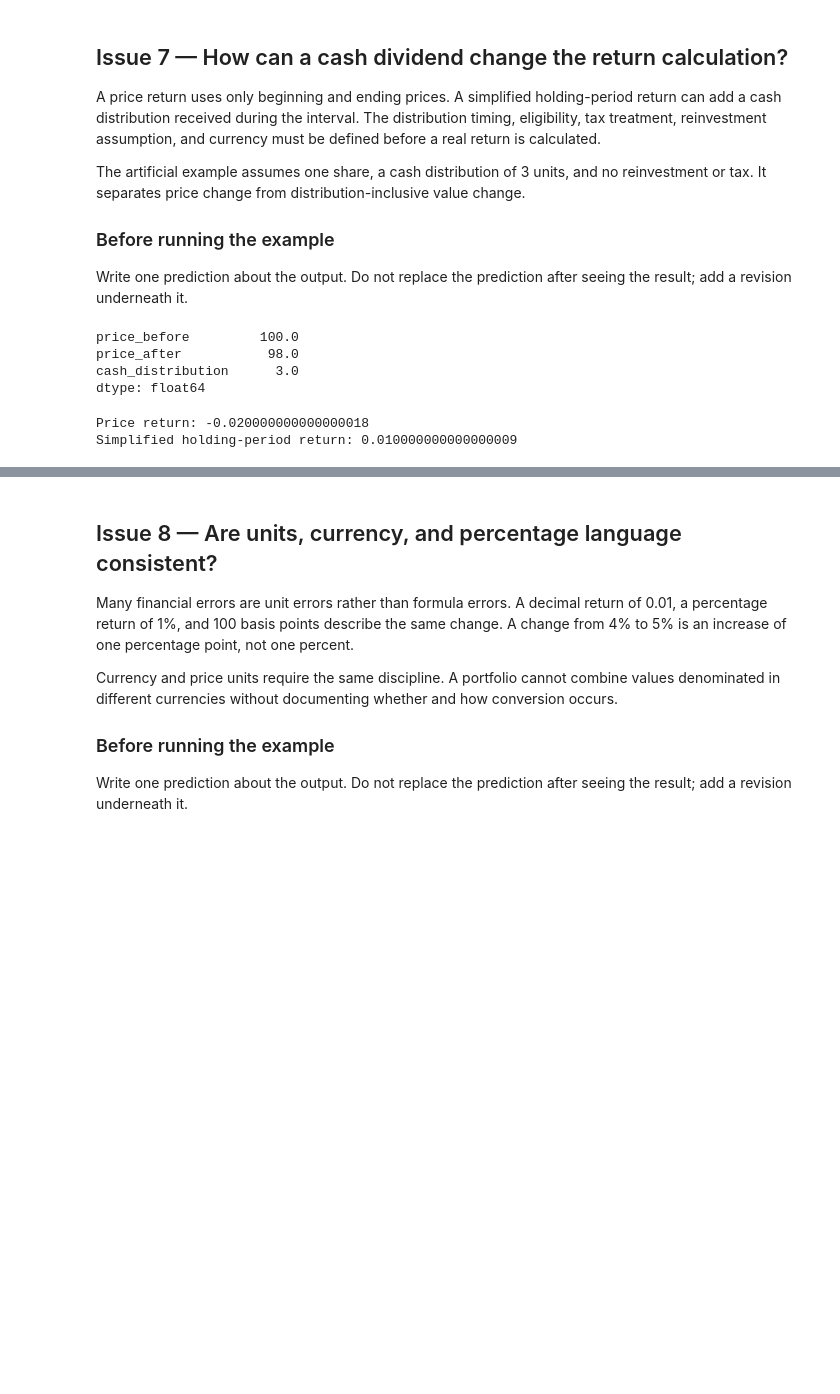
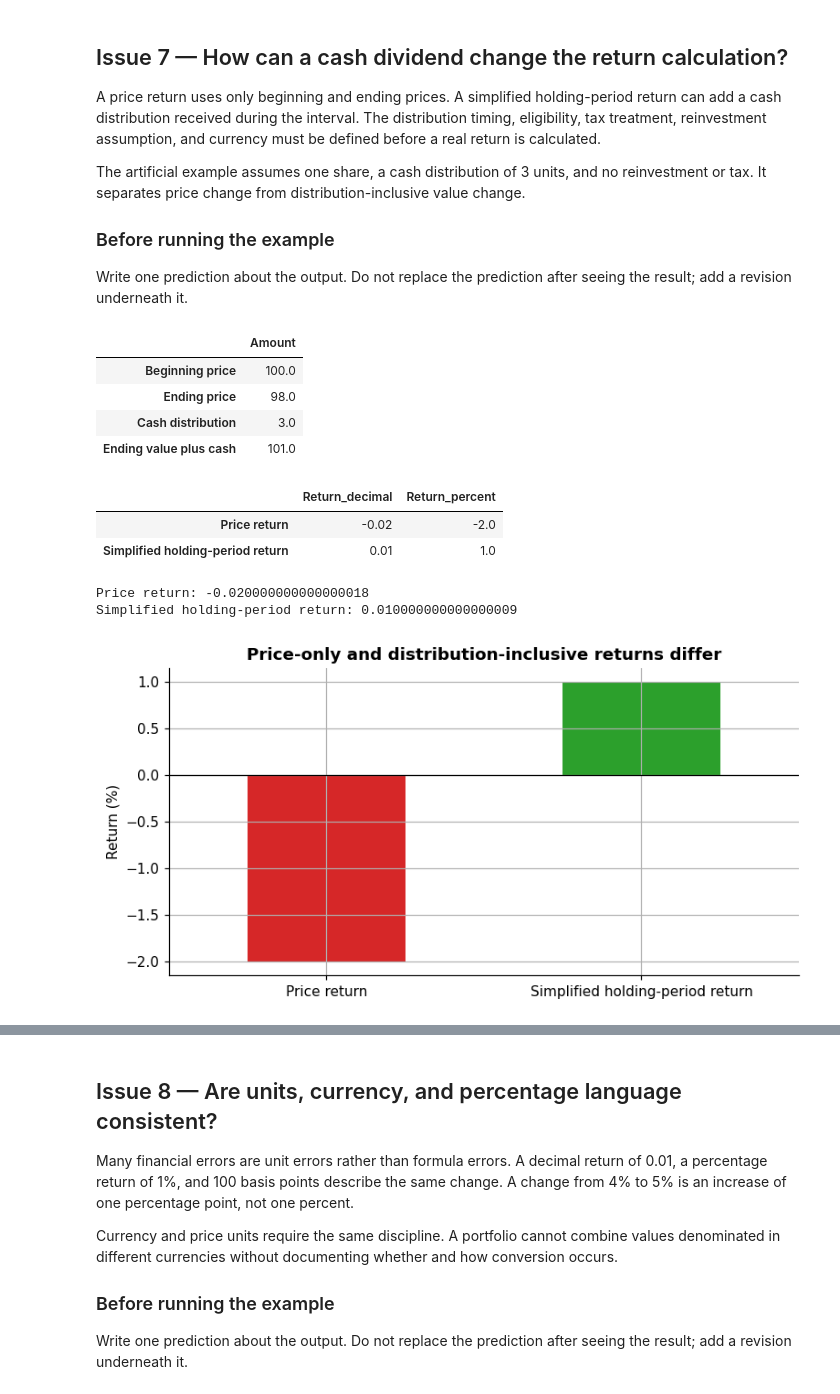
Before and after one commit to KennethWYLee/FinTech, a Jupyter notebook: course/02/week2_main.ipynb, the cells around one changed output, grey strips where cells are left out. Drawn from its saved outputs; the diff is of its cells as text; code cells hidden in the pictures; blank space fills up the shorter version.

```diff
--- a/course/02/week2_main.ipynb
+++ b/course/02/week2_main.ipynb
@@ -674,30 +758,66 @@ Write one prediction about the output. Do not replace the prediction after seein
 # %%
 dividend_example = pd.Series(
     {
         "price_before": 100.0,
         "price_after": 98.0,
         "cash_distribution": 3.0,
     }
 )
 
 price_return = dividend_example["price_after"] / dividend_example["price_before"] - 1
 holding_period_return = (
     dividend_example["price_after"] + dividend_example["cash_distribution"]
 ) / dividend_example["price_before"] - 1
 
-display(dividend_example)
+dividend_value_table = pd.DataFrame(
+    {
+        "Amount": [
+            dividend_example["price_before"],
+            dividend_example["price_after"],
+            dividend_example["cash_distribution"],
+            dividend_example["price_after"] + dividend_example["cash_distribution"],
+        ]
+    },
+    index=["Beginning price", "Ending price", "Cash distribution", "Ending value plus cash"],
+)
+dividend_return_table = pd.DataFrame(
+    {
+        "Return_decimal": [price_return, holding_period_return],
+        "Return_percent": [100 * price_return, 100 * holding_period_return],
+    },
+    index=["Price return", "Simplified holding-period return"],
+)
+
+display(dividend_value_table)
+display(dividend_return_table.round(4))
 print("Price return:", price_return)
 print("Simplified holding-period return:", holding_period_return)
 
+ax = dividend_return_table["Return_percent"].plot(
+    kind="bar",
+    color=["tab:red", "tab:green"],
+    rot=0,
+)
+ax.axhline(0, color="black", linewidth=0.8)
+ax.set_ylabel("Return (%)")
+ax.set_title("Price-only and distribution-inclusive returns differ")
+plt.tight_layout()
+plt.show()
+
 assert np.isclose(price_return, -0.02)
 assert np.isclose(holding_period_return, 0.01)
 # %% [output]
+|  | Amount |
+| Beginning price | 100.0 |
+| Ending price | 98.0 |
+| Cash distribution | 3.0 |
+| Ending value plus cash | 101.0 |
+|  | Return_decimal | Return_percent |
+| Price return | -0.02 | -2.0 |
+| Simplified holding-period return | 0.01 | 1.0 |
-price_before         100.0
-price_after           98.0
-cash_distribution      3.0
-dtype: float64
+Price return: -0.020000000000000018
+Simplified holding-period return: 0.010000000000000009
-Price return: -0.020000000000000018
-Simplified holding-period return: 0.010000000000000009
+[figure, added]
 # %% [markdown]
 ### Interpret the output
 
```
Also changed, not shown: parts of 27 cells of this notebook.
